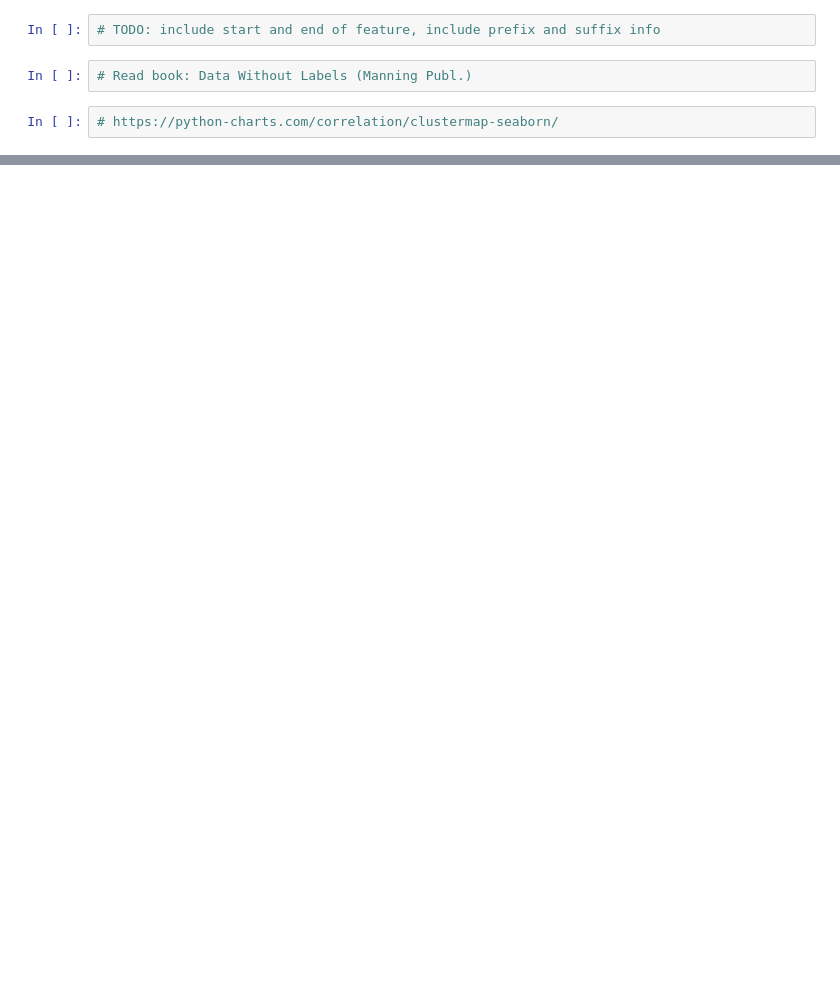
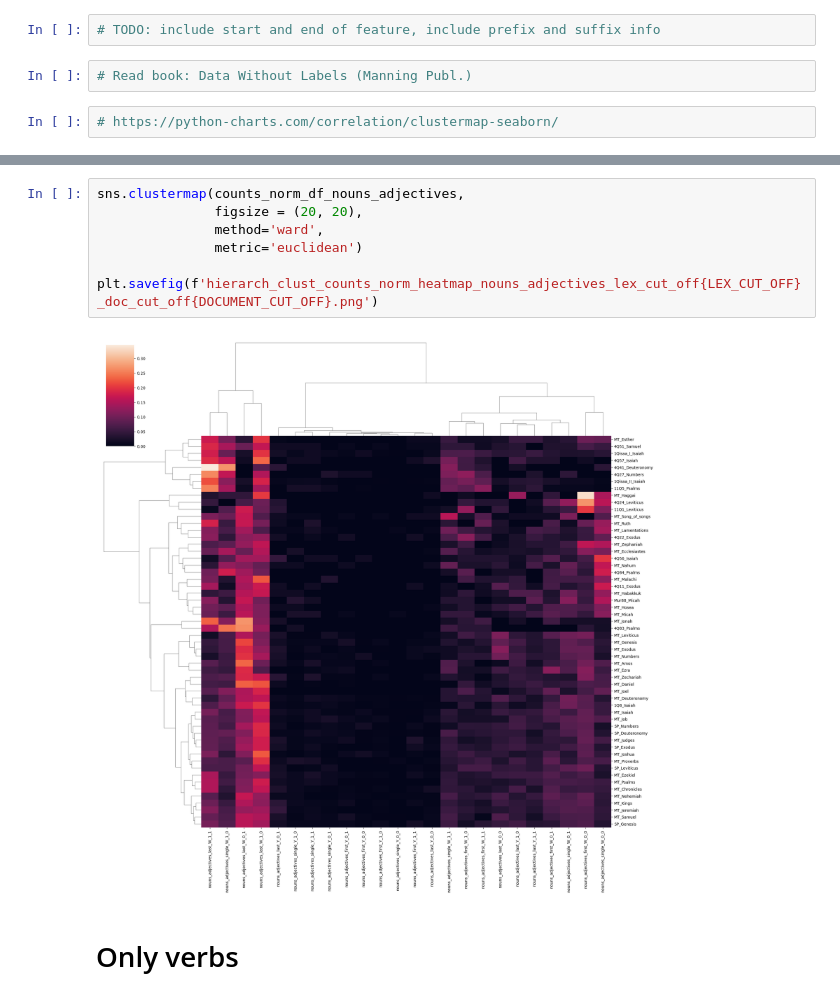
Before and after one commit to MartijnNaaijer/hebrew_spelling_variation, a Jupyter notebook: notebooks/clustering_spelling.ipynb, the cells around one changed output, grey strips where cells are left out. Drawn from its saved outputs; the diff is of its cells as text; blank space fills up the shorter version.

```diff
--- a/notebooks/clustering_spelling.ipynb
+++ b/notebooks/clustering_spelling.ipynb
@@ -369,0 +173,11 @@ plt.show()
+# %%
+sns.clustermap(counts_norm_df_nouns_adjectives,
+               figsize = (20, 20),
+               method='ward',
+               metric='euclidean')
+
+plt.savefig(f'hierarch_clust_counts_norm_heatmap_nouns_adjectives_lex_cut_off{LEX_CUT_OFF}_doc_cut_off{DOCUMENT_CUT_OFF}.png')
+# %% [output]
+[figure, added]
+# %% [markdown]
+# Only verbs
```
Also changed, not shown: parts of 45 cells of this notebook, 31 other files.
